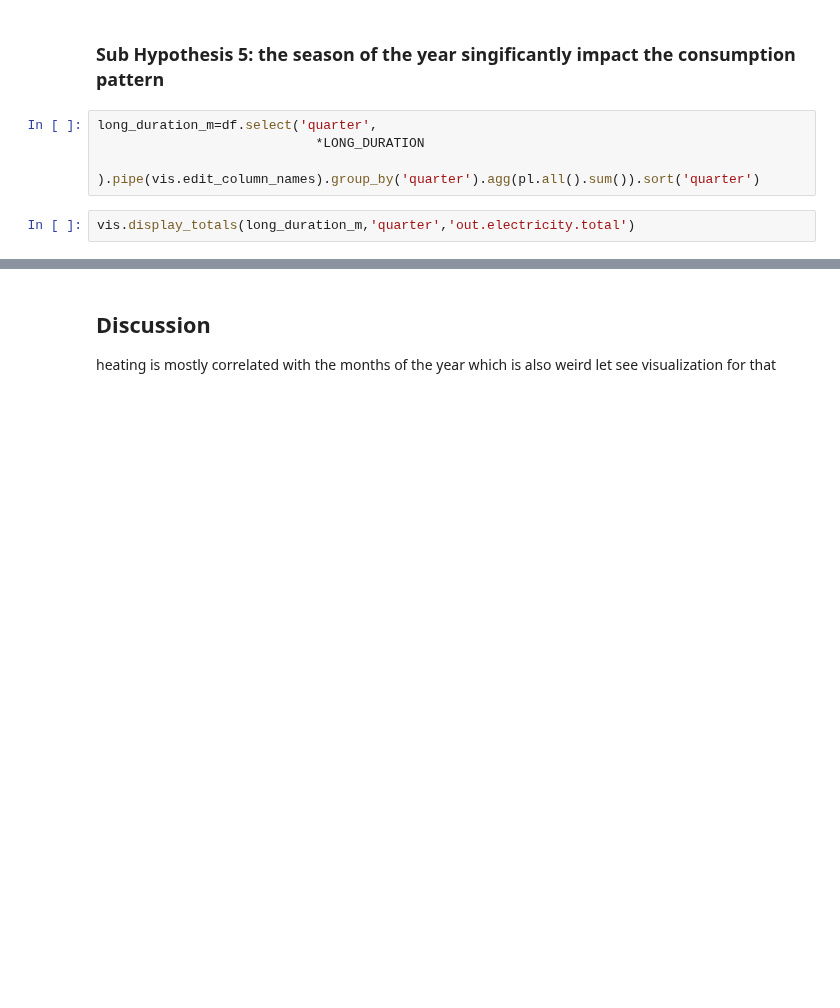
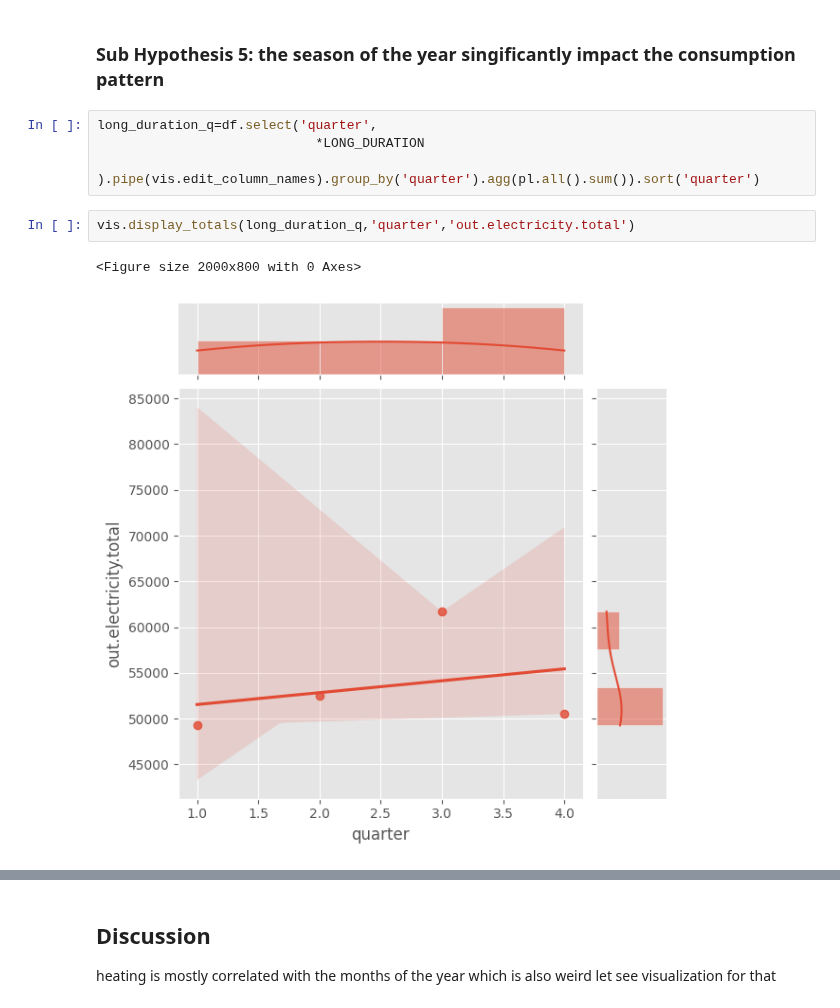
Before and after one commit to 1nuc/load-profile-decomposition, a Jupyter notebook: src/Customer_analysis/run.ipynb, the cells around one changed output, grey strips where cells are left out. Cells and saved outputs as stored; diff of their text form; blank space fills up the shorter version.

```diff
--- a/src/Customer_analysis/run.ipynb
+++ b/src/Customer_analysis/run.ipynb
@@ -377,10 +342,13 @@ vis._barplot_seaborn(long_duration_m,'month of the year',"out.electricity.heatin
 # %% [markdown]
 ### Sub Hypothesis 5: the season of the year singificantly impact the consumption pattern
 # %%
-long_duration_m=df.select('quarter',
+long_duration_q=df.select('quarter',
                             *LONG_DURATION
                            ).pipe(vis.edit_column_names).group_by('quarter').agg(pl.all().sum()).sort('quarter')
 # %%
-vis.display_totals(long_duration_m,'quarter','out.electricity.total')
+vis.display_totals(long_duration_q,'quarter','out.electricity.total')
+# %% [output]
+<Figure size 2000x800 with 0 Axes>
+[figure, added]
 # %%
 # apply pearson correlation test to see which appliance contrinbutes more to the total consumption of energy
```
Also changed, not shown: parts of 10 cells of this notebook.
